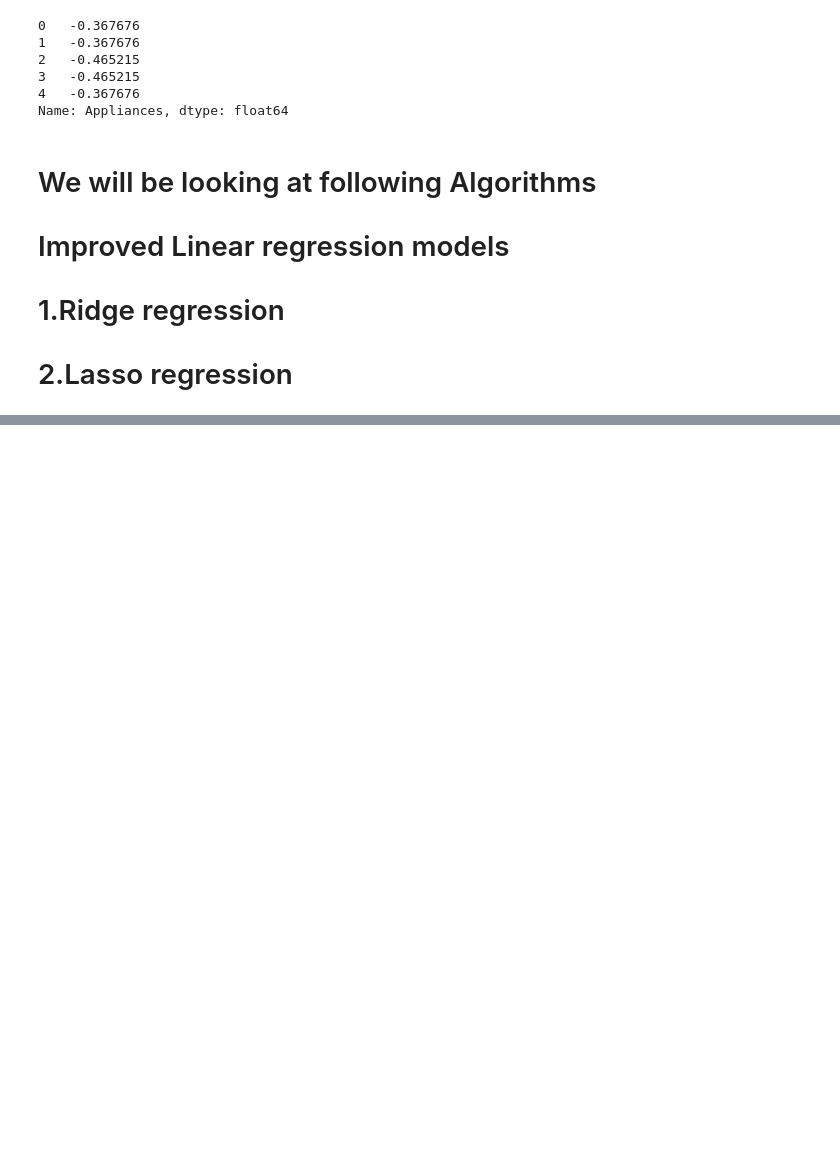
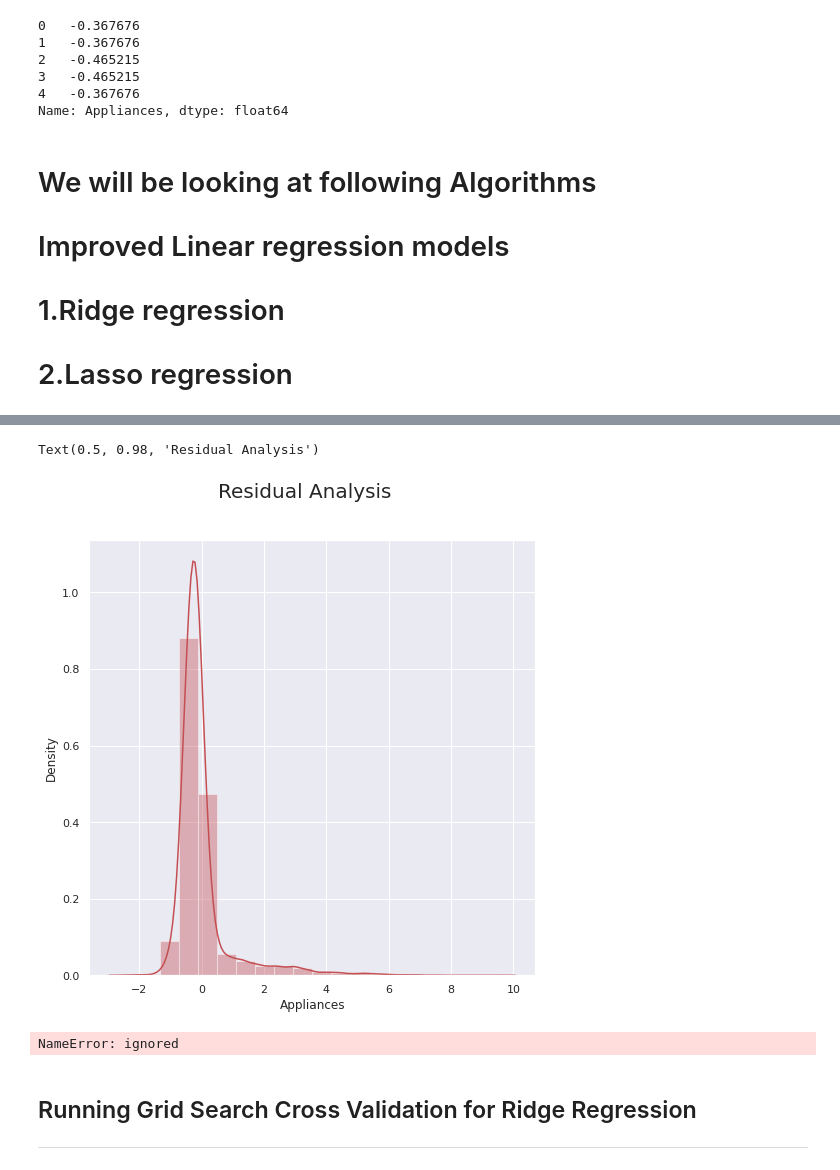
Before and after one commit to anasjy/appliance-energy-prediction, a Jupyter notebook: Appliance_energy_prediction.ipynb, the cells around one changed output, grey strips where cells are left out. Cells and saved outputs as stored; diff of their text form; code cells hidden in the pictures; blank space fills up the shorter version.

```diff
--- a/Appliance_energy_prediction.ipynb
+++ b/Appliance_energy_prediction.ipynb
@@ -479,0 +702,24 @@ Name: Appliances, dtype: float64
+# %%
+# Residual Analysis
+
+fig=plt.figure(figsize=(8,8))
+
+sns.distplot(((test_y) - (y_pred_r)),bins=20,color='r')
+
+#Plot Label
+fig.suptitle('Residual Analysis', fontsize = 20)
+# %% [output]
+Text(0.5, 0.98, 'Residual Analysis')
+[figure, added]
+# %%
+### Heteroscadacity
+
+plt.scatter((y_pred_r),(test_y)-(y_pred_r),c='r')
+plt.xlabel('Predicted Appliances')
+plt.ylabel('residuals')
+# %% [output]
+NameError: ignored
+# %% [markdown]
+## Running Grid Search Cross Validation for Ridge Regression
+
+---
```
Also changed, not shown: parts of 47 cells of this notebook.
